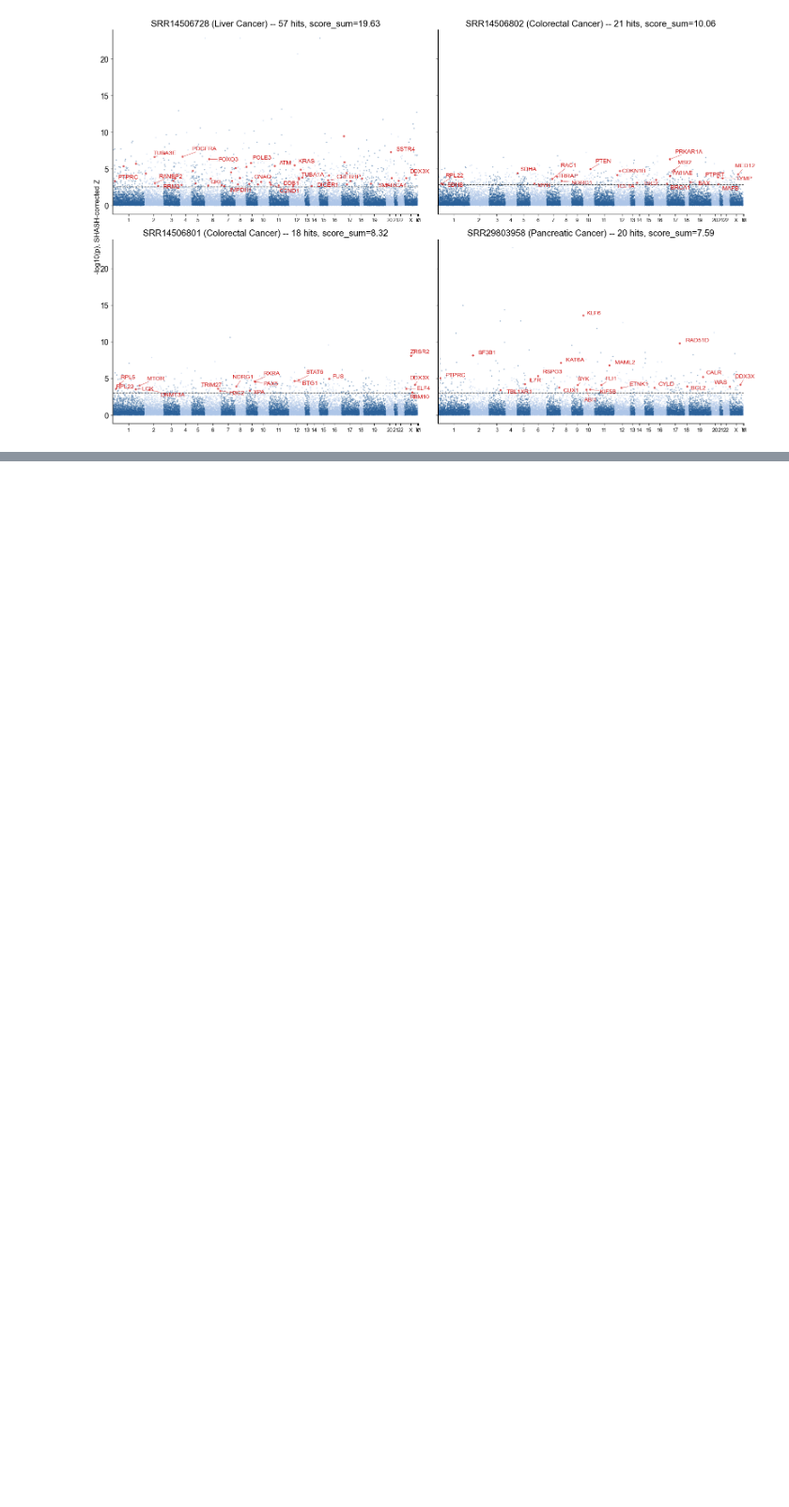
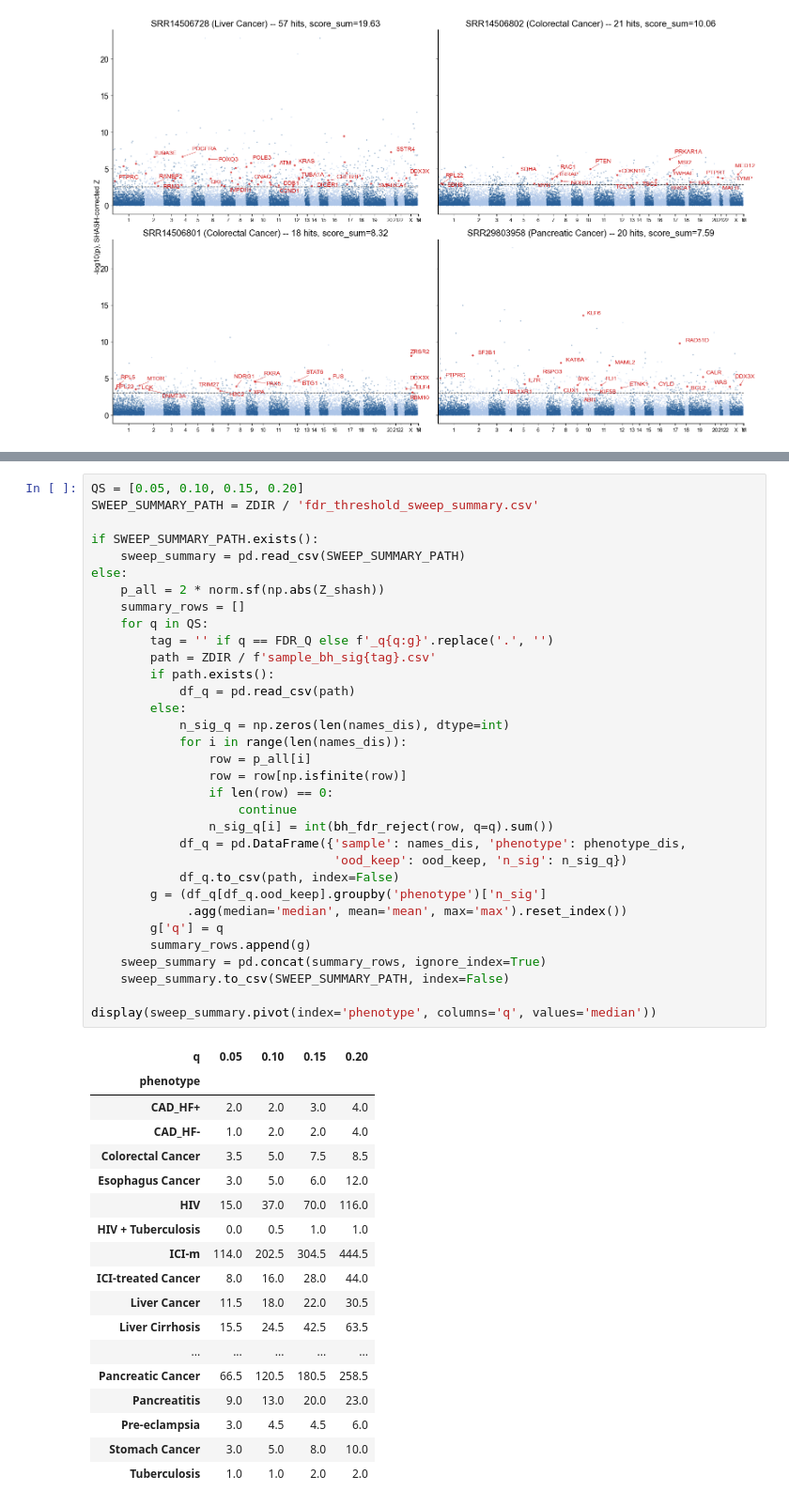
Before and after one commit to jmj3078/cfRNA_Disentaglement, a Jupyter notebook: MixedEffectsModeling/3_disease_scoring.ipynb, the cells around one changed output, grey strips where cells are left out. Shown at 94% size. Cells and saved outputs as stored; diff of their text form; blank space fills up the shorter version.

```diff
--- a/MixedEffectsModeling/3_disease_scoring.ipynb
+++ b/MixedEffectsModeling/3_disease_scoring.ipynb
@@ -531,0 +532,52 @@ Passing `palette` without assigning `hue` is deprecated and will be removed in v
+# %%
+QS = [0.05, 0.10, 0.15, 0.20]
+SWEEP_SUMMARY_PATH = ZDIR / 'fdr_threshold_sweep_summary.csv'
+
+if SWEEP_SUMMARY_PATH.exists():
+    sweep_summary = pd.read_csv(SWEEP_SUMMARY_PATH)
+else:
+    p_all = 2 * norm.sf(np.abs(Z_shash))
+    summary_rows = []
+    for q in QS:
+        tag = '' if q == FDR_Q else f'_q{q:g}'.replace('.', '')
+        path = ZDIR / f'sample_bh_sig{tag}.csv'
+        if path.exists():
+            df_q = pd.read_csv(path)
+        else:
+            n_sig_q = np.zeros(len(names_dis), dtype=int)
+            for i in range(len(names_dis)):
+                row = p_all[i]
+                row = row[np.isfinite(row)]
+                if len(row) == 0:
+                    continue
+                n_sig_q[i] = int(bh_fdr_reject(row, q=q).sum())
+            df_q = pd.DataFrame({'sample': names_dis, 'phenotype': phenotype_dis,
+                                 'ood_keep': ood_keep, 'n_sig': n_sig_q})
+            df_q.to_csv(path, index=False)
+        g = (df_q[df_q.ood_keep].groupby('phenotype')['n_sig']
+             .agg(median='median', mean='mean', max='max').reset_index())
+        g['q'] = q
+        summary_rows.append(g)
+    sweep_summary = pd.concat(summary_rows, ignore_index=True)
+    sweep_summary.to_csv(SWEEP_SUMMARY_PATH, index=False)
+
+display(sweep_summary.pivot(index='phenotype', columns='q', values='median'))
+# %% [output]
+| q | 0.05 | 0.10 | 0.15 | 0.20 |
+| phenotype |  |  |  |  |
+| CAD_HF+ | 2.0 | 2.0 | 3.0 | 4.0 |
+| CAD_HF- | 1.0 | 2.0 | 2.0 | 4.0 |
+| Colorectal Cancer | 3.5 | 5.0 | 7.5 | 8.5 |
+| Esophagus Cancer | 3.0 | 5.0 | 6.0 | 12.0 |
+| HIV | 15.0 | 37.0 | 70.0 | 116.0 |
+| HIV + Tuberculosis | 0.0 | 0.5 | 1.0 | 1.0 |
+| ICI-m | 114.0 | 202.5 | 304.5 | 444.5 |
+| ICI-treated Cancer | 8.0 | 16.0 | 28.0 | 44.0 |
+| Liver Cancer | 11.5 | 18.0 | 22.0 | 30.5 |
+| Liver Cirrhosis | 15.5 | 24.5 | 42.5 | 63.5 |
+| ... | ... | ... | ... | ... |
+| Pancreatic Cancer | 66.5 | 120.5 | 180.5 | 258.5 |
+| Pancreatitis | 9.0 | 13.0 | 20.0 | 23.0 |
+| Pre-eclampsia | 3.0 | 4.5 | 4.5 | 6.0 |
+| Stomach Cancer | 3.0 | 5.0 | 8.0 | 10.0 |
+| Tuberculosis | 1.0 | 1.0 | 2.0 | 2.0 |
```
Also changed, not shown: parts of 5 cells of this notebook, 11 other files.
